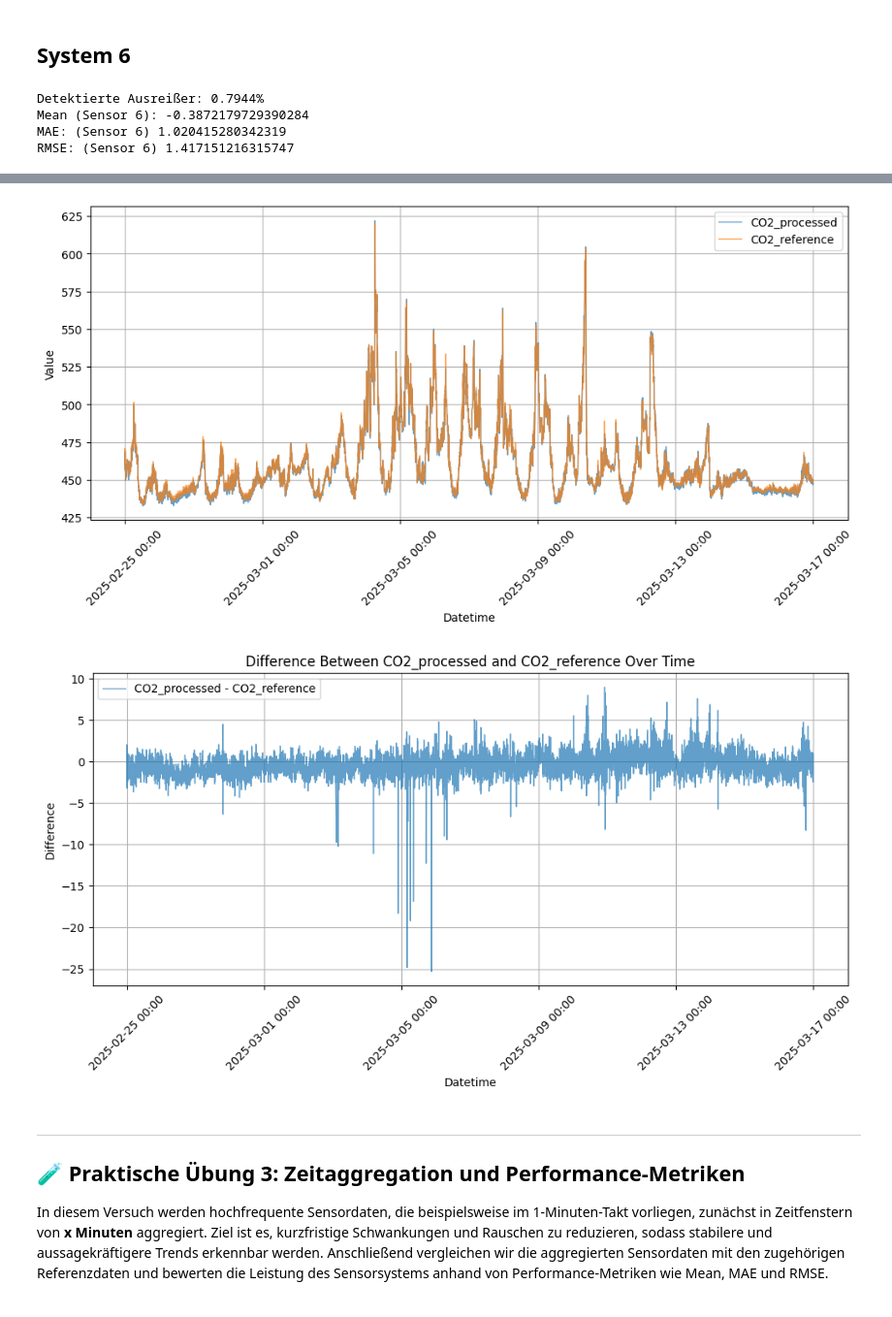
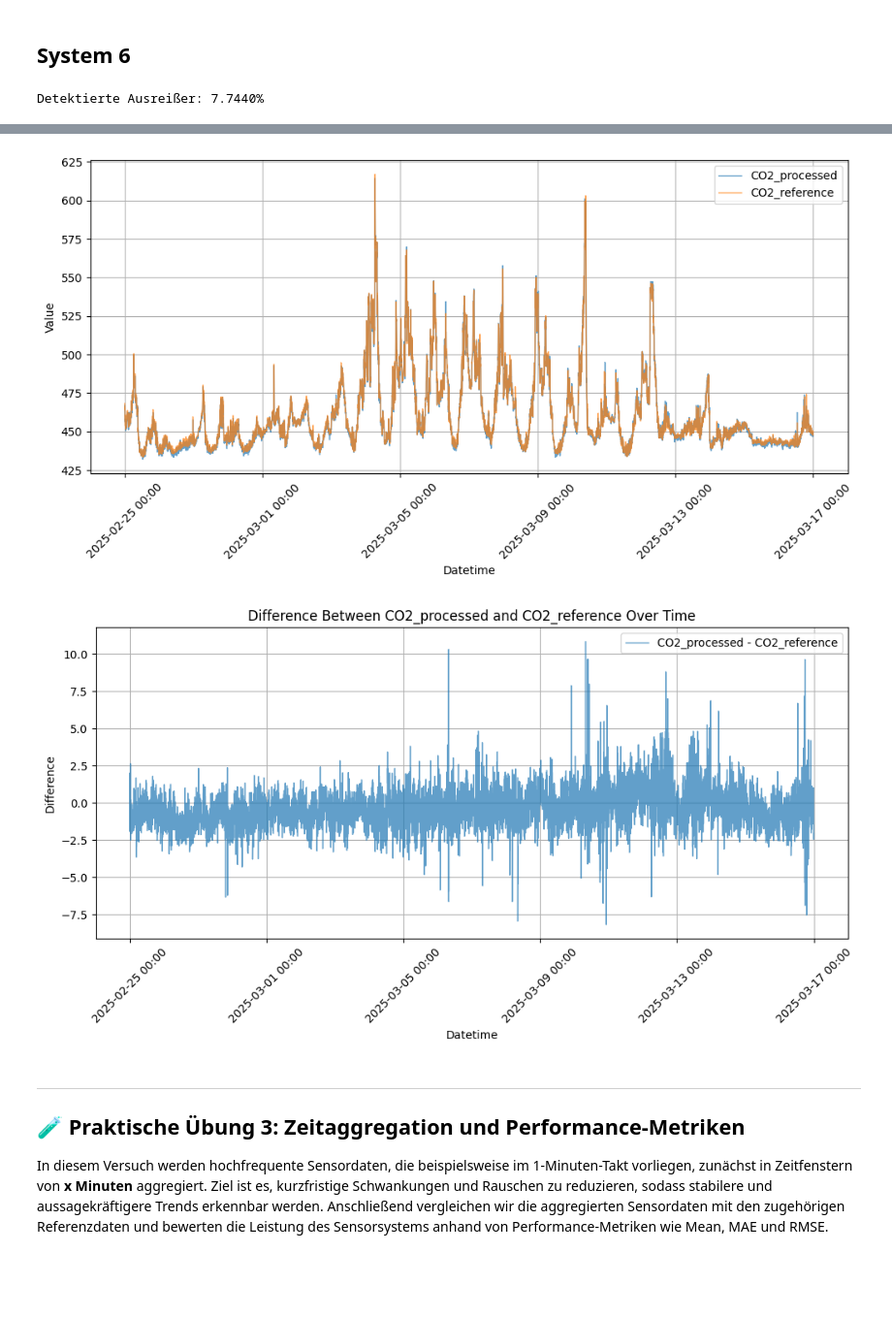
Before and after one commit to tum-esm/HES-2-Praktikum, a Jupyter notebook: notebooks/2_Aggregation_And_Performance_Metrics.ipynb, the cells around one changed output, grey strips where cells are left out. Shown at 97% size. Drawn from its saved outputs; the diff is of its cells as text; code cells hidden in the pictures; blank space fills up the shorter version.

Commit message:
add custom hampel filter

```diff
--- a/notebooks/2_Aggregation_And_Performance_Metrics.ipynb
+++ b/notebooks/2_Aggregation_And_Performance_Metrics.ipynb
@@ -249,6 +248,19 @@ In dieser Übung wollen wir ein Gefühl dafür entwickeln wie der Input des Hamp
 - Verändert die Parameter `window_size` und `n_sigma`, sodass eine geeignete Korrektur der Messdaten erfolgt.
 # %% [markdown]
 ## System 3
+# %%
+def hampel_filter(series, window_size=7, n_sigmas=3):
+    rolling_median = series.rolling(window=window_size, center=True).median()
+    mad = lambda x: np.median(np.abs(x - np.median(x)))
+    rolling_mad = series.rolling(window=window_size, center=True).apply(mad, raw=True)
+    threshold = n_sigmas * rolling_mad
+    diff = np.abs(series - rolling_median)
+    outlier_mask = diff > threshold
+
+    filtered = series.copy()
+    filtered[outlier_mask] = rolling_median[outlier_mask]  # Replace outliers
+
+    return filtered, outlier_mask
 # %%
 ## Verändere nachfolgende Parameter
 window_size = 120
@@ -307,45 +321,46 @@ window_size = 120
 n_sigma = 3.0
 ##
 
-# Convert CO2 column to pandas series
-data = df_s_6.get_column("CO2_processed").to_numpy()
+# Convert to pandas for filtering
+co2_series = df_s_6["CO2_processed"].to_pandas()
 
-# Apply the Hampel filter
-result = hampel(data,
-                window_size=window_size,
-                n_sigma=n_sigma)
+# Apply Hampel
+filtered_series, outlier_mask = hampel_filter(co2_series)
 
-# Print share of detected spikes
-print(f"Detektierte Ausreißer: {(len(result.outlier_indices) / len(data))* 100:.4f}%")
+# Print spike stats
+print(f"Detektierte Ausreißer: {(outlier_mask.sum() / len(co2_series)) * 100:.4f}%")
 
-# Create column "Flag" = 'H' indicating outlier
-df_s_6 = df_s_6.with_columns(pl.Series("CO2_hampel", result.filtered_data)) \
-    .cast({"CO2_hampel": pl.Float64}) \
-    .with_columns(
-    [
-        pl.col("CO2_processed").round(2),
-        pl.col("CO2_hampel").round(2),
-    ]
-    ) \
-    .with_columns(pl.when(pl.col("CO2_processed").ne(pl.col("CO2_hampel"))).then(pl.lit('H')).otherwise(pl.lit('U')).alias("Flag")) \
+# Add columns back to Polars
+df_s_6= df_s_6.with_columns([
+    pl.Series("CO2_hampel", filtered_series).cast(pl.Float64),
+    pl.Series("Outlier_Mask", outlier_mask).cast(pl.Boolean)
+])
 
+# Round and flag outliers
+df_s_6 = df_s_6.with_columns([
+    pl.col("CO2_processed").round(2),
+    pl.col("CO2_hampel").round(2),
+    pl.when(pl.col("CO2_processed").ne(pl.col("CO2_hampel")))
+      .then(pl.lit('H'))
+      .otherwise(pl.lit('U'))
+      .alias("Flag")
+])
 
+# Filter outliers
 df_s_6_filtered = df_s_6.filter(pl.col("Flag") == "U")
 
-sensor_6_data = df_s_6_filtered.select(pl.col("CO2_processed")).to_numpy()
+# Extract arrays
+sensor_3_data = df_s_6_filtered.select(pl.col("CO2_processed")).to_numpy()
 reference_data = df_s_6_filtered.select(pl.col("CO2_reference")).to_numpy()
 
 # Performance metrics
-print("Mean (Sensor 6):", mean(sensor_6_data - reference_data))
-print("MAE: (Sensor 6)", mae(sensor_6_data, reference_data))
-print("RMSE: (Sensor 6)", rmse(sensor_6_data, reference_data))
+print("Mean (Sensor 3):", mean(sensor_3_data - reference_data))
+print("MAE: (Sensor 3)", mae(sensor_3_data, reference_data))
+print("RMSE: (Sensor 3)", rmse(sensor_3_data, reference_data))
 
 # Plot
-plot_columns(df_s_3, "datetime", ["CO2_processed", "CO2_hampel"])
+plot_columns(df_s_6, "datetime", ["CO2_processed", "CO2_hampel"])
 plot_columns(df_s_6_filtered, "datetime", ["CO2_processed", "CO2_reference"])
 plot_column_difference(df_s_6_filtered, "datetime", ["CO2_processed", "CO2_reference"])
 # %% [output]
-Detektierte Ausreißer: 0.7944%
-Mean (Sensor 6): -0.3872179729390284
-MAE: (Sensor 6) 1.020415280342319
-RMSE: (Sensor 6) 1.417151216315747
+Detektierte Ausreißer: 7.7440%
@@ -353,5 +368,5 @@ RMSE: (Sensor 6) 1.417151216315747
-[figure, old version]
+[figure, new version]
-[figure, old version]
+[figure, new version]
 # %% [markdown]
 ---
 
```
Also changed, not shown: parts of 3 cells of this notebook, 1 other file.
